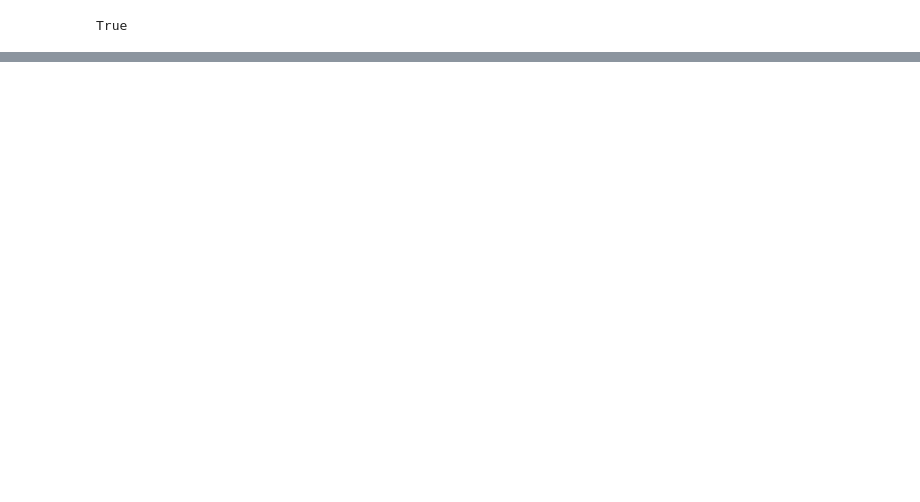
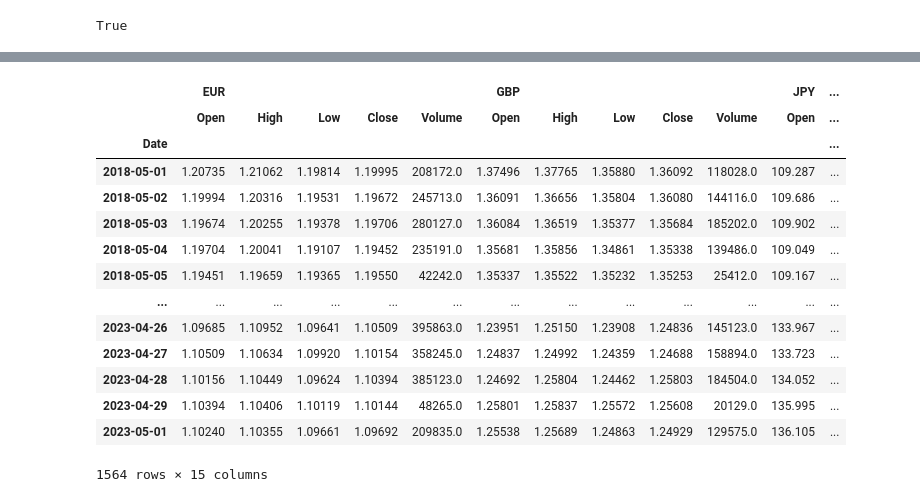
Before and after one commit to minhanhle93/Crypto-Forecasting, a Jupyter notebook: Notebook/crypto_data_analysis.ipynb, the cells around one changed output, grey strips where cells are left out. Cells and saved outputs as stored; diff of their text form; code cells hidden in the pictures; blank space fills up the shorter version.

```diff
--- a/Notebook/crypto_data_analysis.ipynb
+++ b/Notebook/crypto_data_analysis.ipynb
@@ -72,0 +161,20 @@ stocks_df
+# %%
+# Choose the desired timeframe
+forex_df = forex_df.loc["2018-05-01":"2023-05-01"]
+forex_df
+# %% [output]
+|  | EUR |  |  |  |  | GBP |  |  |  |  | JPY | ... |
+|  | Open | High | Low | Close | Volume | Open | High | Low | Close | Volume | Open | ... |
+| Date |  |  |  |  |  |  |  |  |  |  |  | ... |
+| 2018-05-01 | 1.20735 | 1.21062 | 1.19814 | 1.19995 | 208172.0 | 1.37496 | 1.37765 | 1.35880 | 1.36092 | 118028.0 | 109.287 | ... |
+| 2018-05-02 | 1.19994 | 1.20316 | 1.19531 | 1.19672 | 245713.0 | 1.36091 | 1.36656 | 1.35804 | 1.36080 | 144116.0 | 109.686 | ... |
+| 2018-05-03 | 1.19674 | 1.20255 | 1.19378 | 1.19706 | 280127.0 | 1.36084 | 1.36519 | 1.35377 | 1.35684 | 185202.0 | 109.902 | ... |
+| 2018-05-04 | 1.19704 | 1.20041 | 1.19107 | 1.19452 | 235191.0 | 1.35681 | 1.35856 | 1.34861 | 1.35338 | 139486.0 | 109.049 | ... |
+| 2018-05-05 | 1.19451 | 1.19659 | 1.19365 | 1.19550 | 42242.0 | 1.35337 | 1.35522 | 1.35232 | 1.35253 | 25412.0 | 109.167 | ... |
+| ... | ... | ... | ... | ... | ... | ... | ... | ... | ... | ... | ... | ... |
+| 2023-04-26 | 1.09685 | 1.10952 | 1.09641 | 1.10509 | 395863.0 | 1.23951 | 1.25150 | 1.23908 | 1.24836 | 145123.0 | 133.967 | ... |
+| 2023-04-27 | 1.10509 | 1.10634 | 1.09920 | 1.10154 | 358245.0 | 1.24837 | 1.24992 | 1.24359 | 1.24688 | 158894.0 | 133.723 | ... |
+| 2023-04-28 | 1.10156 | 1.10449 | 1.09624 | 1.10394 | 385123.0 | 1.24692 | 1.25804 | 1.24462 | 1.25803 | 184504.0 | 134.052 | ... |
+| 2023-04-29 | 1.10394 | 1.10406 | 1.10119 | 1.10144 | 48265.0 | 1.25801 | 1.25837 | 1.25572 | 1.25608 | 20129.0 | 135.995 | ... |
+| 2023-05-01 | 1.10240 | 1.10355 | 1.09661 | 1.09692 | 209835.0 | 1.25538 | 1.25689 | 1.24863 | 1.24929 | 129575.0 | 136.105 | ... |
+1564 rows × 15 columns
```
Also changed, not shown: parts of 11 cells of this notebook, 3 other files.
